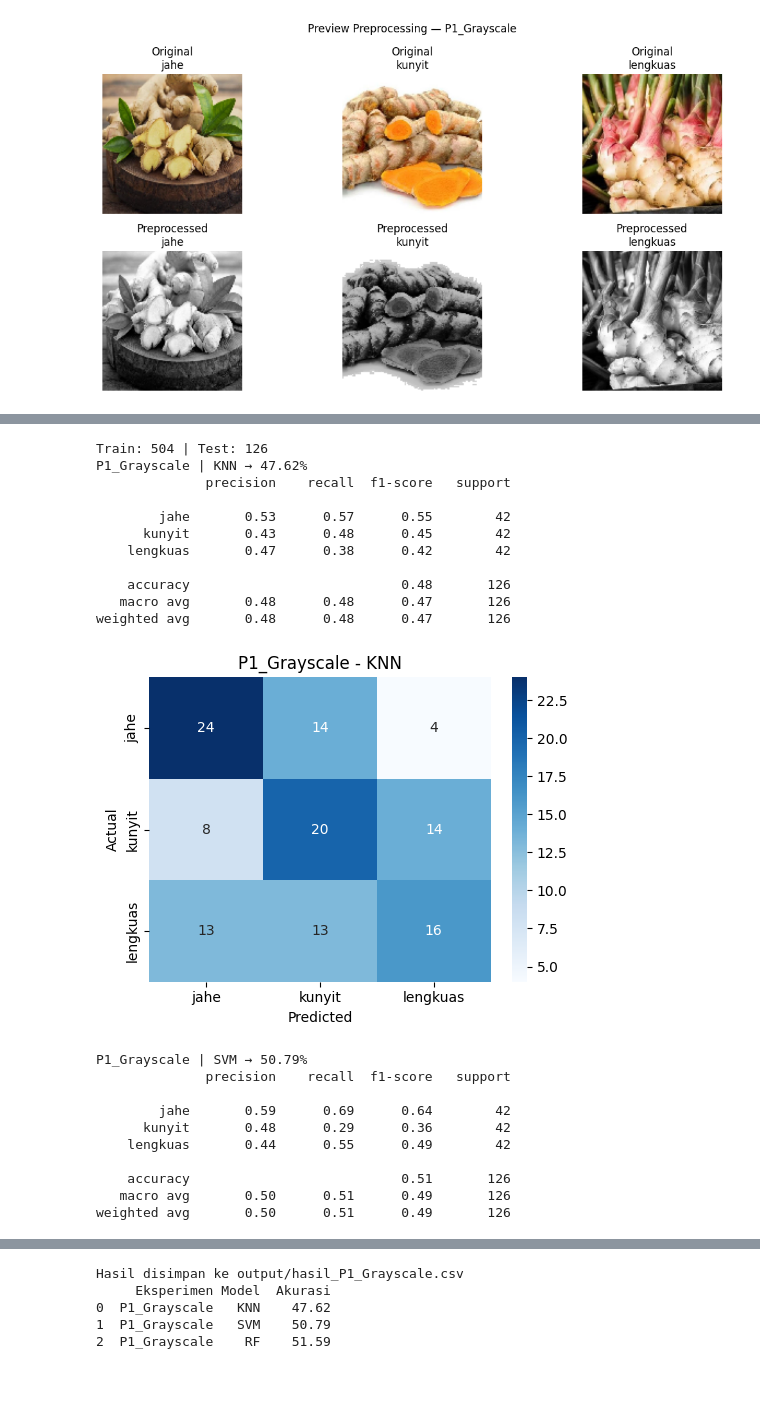
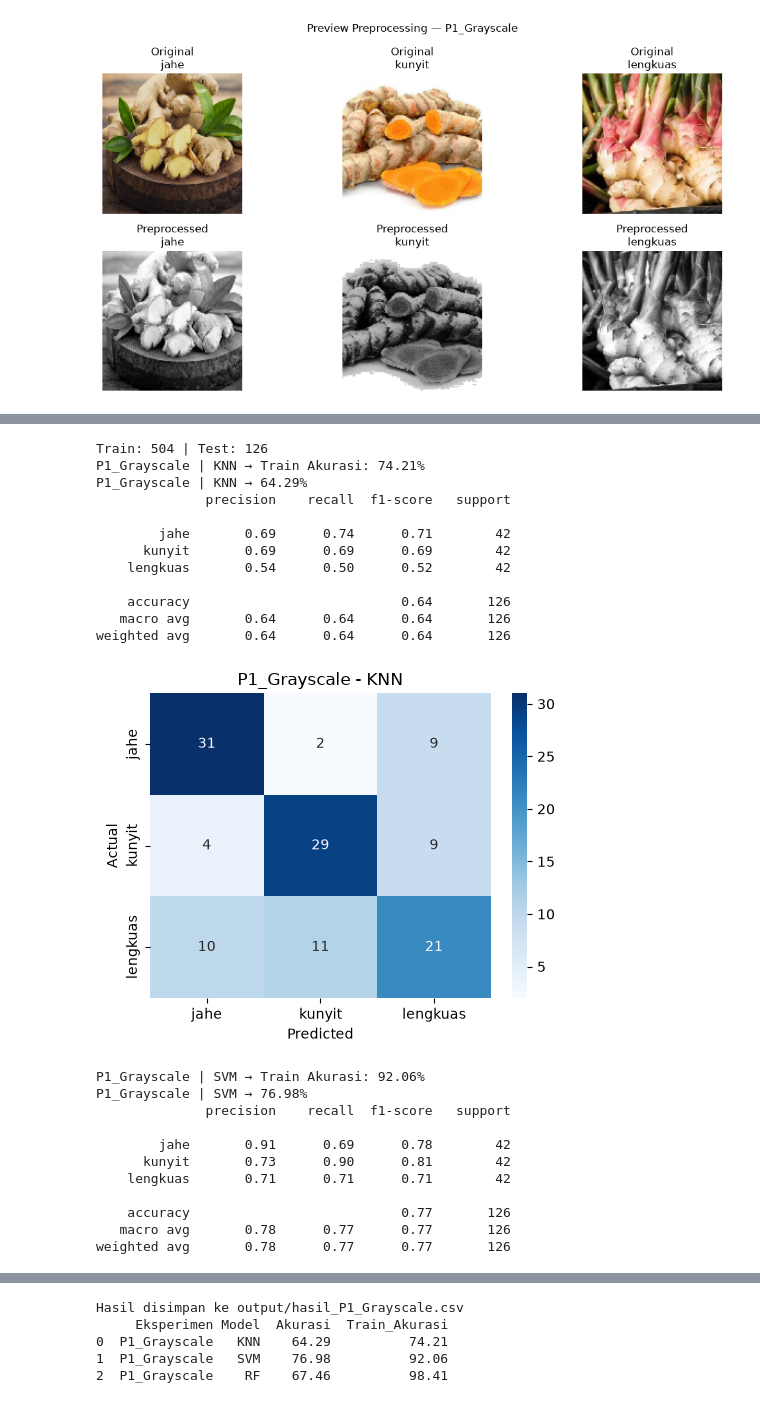
Before and after one commit to karimirim/Team8_RhizomesClassification, a Jupyter notebook: P1_Grayscale.ipynb, the cells around one changed output, grey strips where cells are left out. Drawn from its saved outputs; the diff is of its cells as text; code cells hidden in the pictures.

```diff
--- a/P1_Grayscale.ipynb
+++ b/P1_Grayscale.ipynb
@@ -50,10 +133,23 @@ Total gambar loaded: 630
 # %%
-# Cell 5 — Ekstraksi Fitur GLCM
-X = np.array([extract_glcm_features(preprocess(img.copy())) for img in images])
+X = []
+for img in images:
+    processed = preprocess(img.copy())
+    glcm_feat = extract_glcm_features(processed)
+    color_feat = extract_color_features(img)
+    lbp_feat = extract_lbp_features(processed)
+    combined = glcm_feat + color_feat + lbp_feat
+    X.append(combined)
+
+X = np.array(X)
+
+from sklearn.preprocessing import StandardScaler
+scaler = StandardScaler()
+X = scaler.fit_transform(X)
+
 le = LabelEncoder()
 y = le.fit_transform(labels)
 
-print(f'Shape fitur: {X.shape}')
+print(f'Shape fitur: {X.shape}')  # sekarang harusnya (n, 40) → 24 GLCM + 6 warna + 10 LBP
 print(f'Kelas: {le.classes_}')
 
 os.makedirs('output', exist_ok=True)
@@ -79,53 +239,58 @@ X_test = scaler.transform(X_test)        # apply ke test (no fit)
 # %%
 # Cell 6 — Training & Evaluasi
-X_train, X_test, y_train, y_test = train_test_split(
-    X, y, test_size=0.2, random_state=42, stratify=y
-)
 print(f'Train: {len(X_train)} | Test: {len(X_test)}')
 
 models = {
-    'KNN': KNeighborsClassifier(n_neighbors=5),
-    'SVM': SVC(kernel='rbf', random_state=42),
-    'RF':  RandomForestClassifier(n_estimators=100, random_state=42),
+    'KNN': KNeighborsClassifier(n_neighbors=7),
+    'SVM': SVC(kernel='rbf', C=10, gamma='scale', random_state=42),
+    'RF':  RandomForestClassifier(
+                                    n_estimators=100,
+                                    max_depth=10,
+                                    min_samples_split=5,
+                                    min_samples_leaf=2,
+                                    random_state=42
+                                ),
 }
 
 results = []
 for model_name, model in models.items():
     model.fit(X_train, y_train)
 
     # Akurasi train (cek overfitting)
     y_train_pred = model.predict(X_train)
     train_acc = accuracy_score(y_train, y_train_pred)
     print(f'{EXP_NAME} | {model_name} → Train Akurasi: {train_acc*100:.2f}%')
 
     result = evaluate_and_save(model, X_test, y_test, le, EXP_NAME, model_name)
     result['Train_Akurasi'] = round(train_acc * 100, 2)
     results.append(result)
 
 df_results = pd.DataFrame(results)
 df_results.to_csv(f'output/hasil_{EXP_NAME}.csv', index=False)
 print(f'\nHasil disimpan ke output/hasil_{EXP_NAME}.csv')
 print(df_results)
 # %% [output]
 Train: 504 | Test: 126
-P1_Grayscale | KNN → 47.62%
+P1_Grayscale | KNN → Train Akurasi: 74.21%
+P1_Grayscale | KNN → 64.29%
               precision    recall  f1-score   support
 
-        jahe       0.53      0.57      0.55        42
-      kunyit       0.43      0.48      0.45        42
-    lengkuas       0.47      0.38      0.42        42
+        jahe       0.69      0.74      0.71        42
+      kunyit       0.69      0.69      0.69        42
+    lengkuas       0.54      0.50      0.52        42
 
-    accuracy                           0.48       126
-   macro avg       0.48      0.48      0.47       126
-weighted avg       0.48      0.48      0.47       126
+    accuracy                           0.64       126
+   macro avg       0.64      0.64      0.64       126
+weighted avg       0.64      0.64      0.64       126
-[figure, old version]
+[figure, new version]
-P1_Grayscale | SVM → 50.79%
+P1_Grayscale | SVM → Train Akurasi: 92.06%
+P1_Grayscale | SVM → 76.98%
               precision    recall  f1-score   support
 
-        jahe       0.59      0.69      0.64        42
-      kunyit       0.48      0.29      0.36        42
-    lengkuas       0.44      0.55      0.49        42
+        jahe       0.91      0.69      0.78        42
+      kunyit       0.73      0.90      0.81        42
+    lengkuas       0.71      0.71      0.71        42
 
-    accuracy                           0.51       126
-   macro avg       0.50      0.51      0.49       126
-weighted avg       0.50      0.51      0.49       126
+    accuracy                           0.77       126
+   macro avg       0.78      0.77      0.77       126
+weighted avg       0.78      0.77      0.77       126
@@ -144,5 +310,5 @@ weighted avg       0.52      0.52      0.52       126
 Hasil disimpan ke output/hasil_P1_Grayscale.csv
-     Eksperimen Model  Akurasi
-0  P1_Grayscale   KNN    47.62
-1  P1_Grayscale   SVM    50.79
-2  P1_Grayscale    RF    51.59
+     Eksperimen Model  Akurasi  Train_Akurasi
+0  P1_Grayscale   KNN    64.29          74.21
+1  P1_Grayscale   SVM    76.98          92.06
+2  P1_Grayscale    RF    67.46          98.41
```
Also changed, not shown: parts of 14 cells of this notebook, 6 other files.
